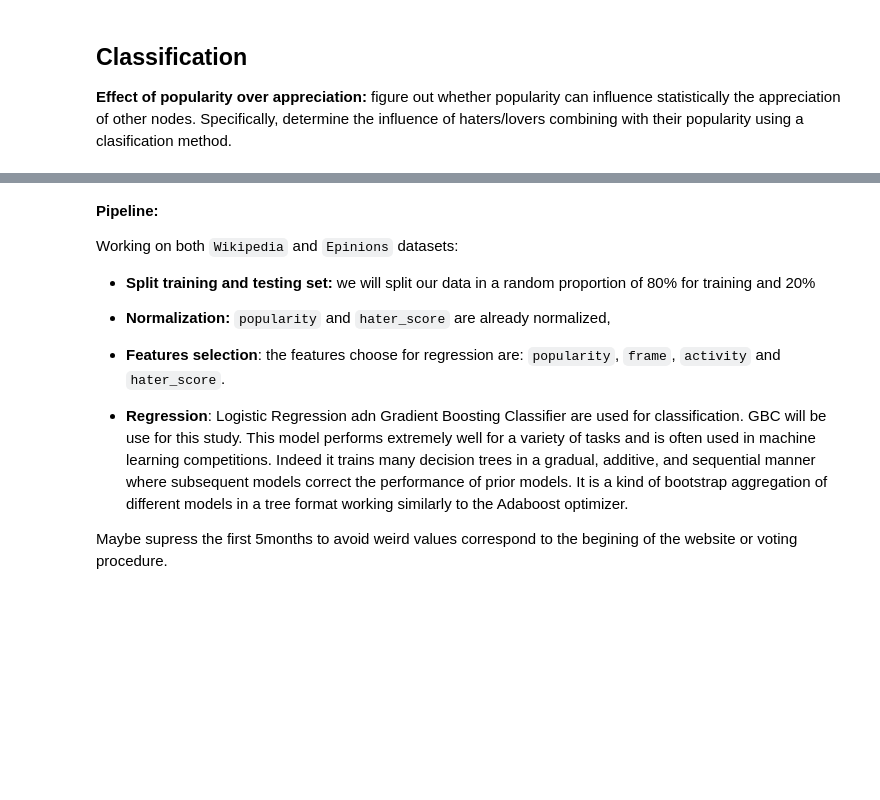
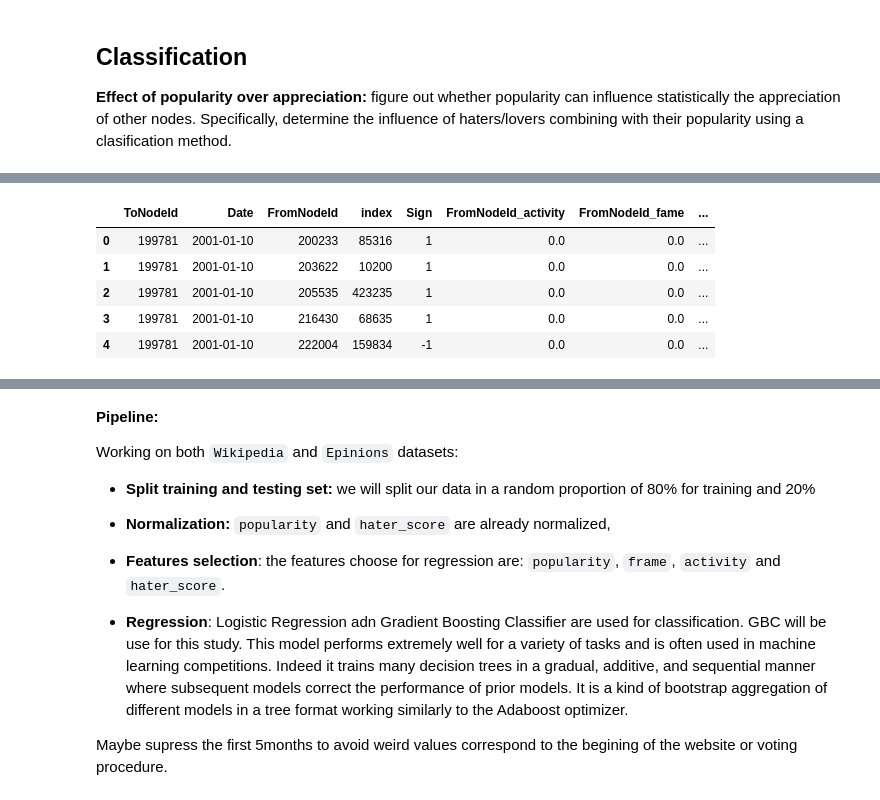
Before and after one commit to epfl-ada/ada-2020-project-milestone-p3-p3_adaptateur, a Jupyter notebook: notebook-matthieu.ipynb, the cells around one changed output, grey strips where cells are left out. Cells and saved outputs as stored; diff of their text form; code cells hidden in the pictures; blank space fills up the shorter version.

```diff
--- a/notebook-matthieu.ipynb
+++ b/notebook-matthieu.ipynb
@@ -607,3 +639,11 @@ display(wiki.head())
 # %%
 %%time
 epi = regression_df(epinions)
+display(epi.head())
+# %% [output]
+|  | ToNodeId | Date | FromNodeId | index | Sign | FromNodeId_activity | FromNodeId_fame | ... |
+| 0 | 199781 | 2001-01-10 | 200233 | 85316 | 1 | 0.0 | 0.0 | ... |
+| 1 | 199781 | 2001-01-10 | 203622 | 10200 | 1 | 0.0 | 0.0 | ... |
+| 2 | 199781 | 2001-01-10 | 205535 | 423235 | 1 | 0.0 | 0.0 | ... |
+| 3 | 199781 | 2001-01-10 | 216430 | 68635 | 1 | 0.0 | 0.0 | ... |
+| 4 | 199781 | 2001-01-10 | 222004 | 159834 | -1 | 0.0 | 0.0 | ... |
```
Also changed, not shown: parts of 15 cells of this notebook, 2 other files.
